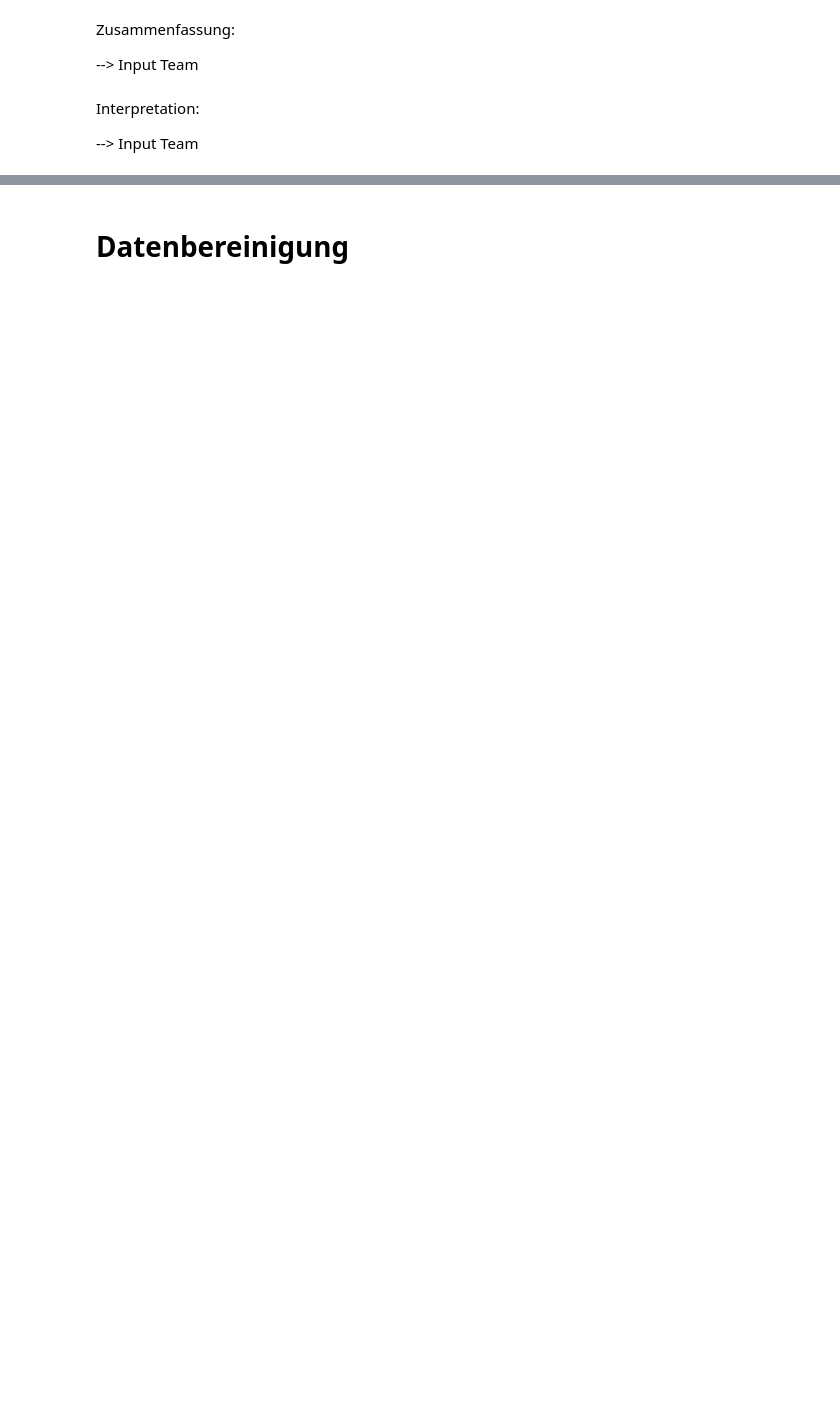
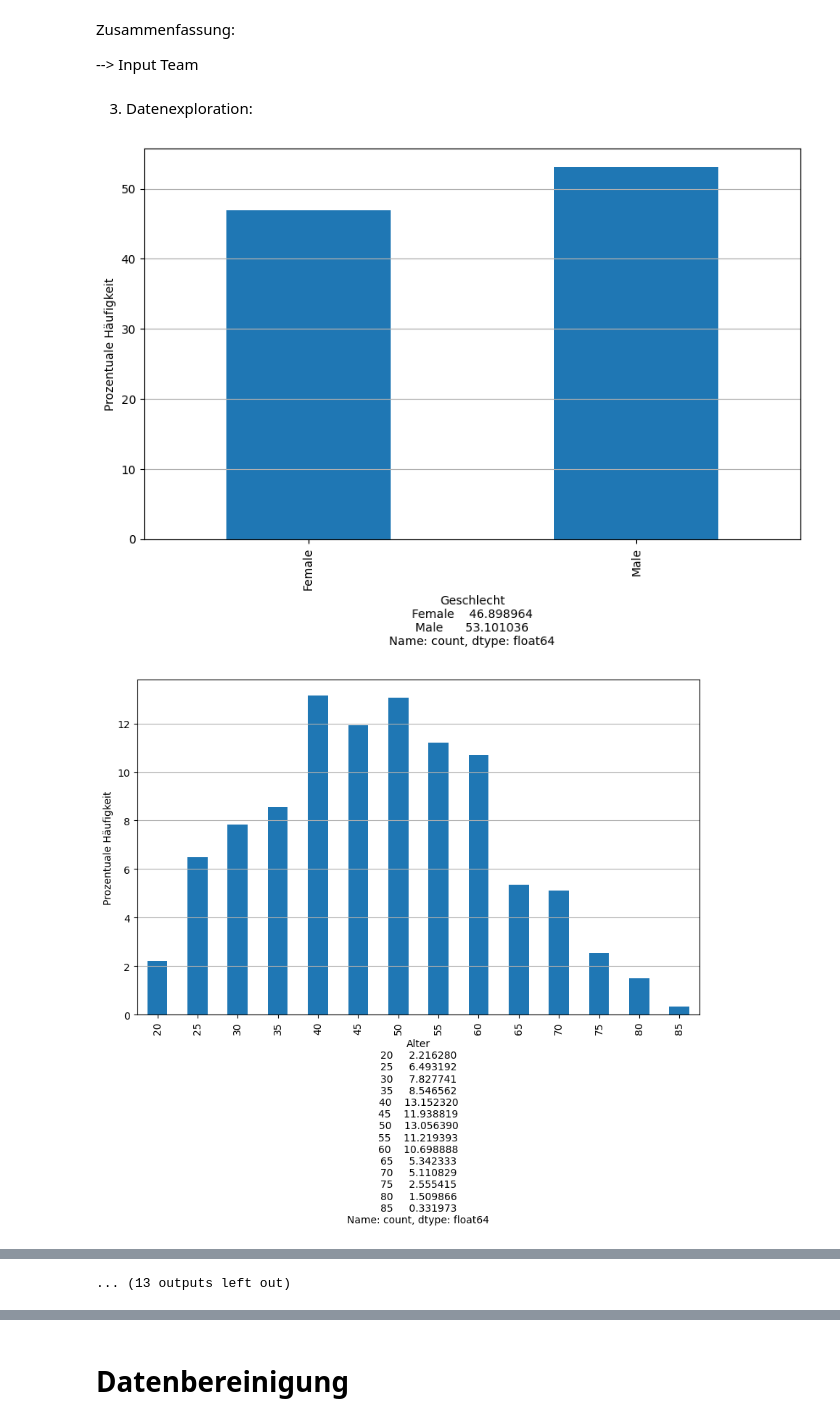
Before and after one commit to SebastianGrab/DataAnalyticsWS23-24, a Jupyter notebook: Projektarbeit/Projektarbeit_Grab_Klöble_Ricker.ipynb, the cells around one changed output, grey strips where cells are left out. Saved outputs shown, nothing was run; the diff lists cells and outputs as text; code cells hidden in the pictures; blank space fills up the shorter version.

```diff
--- a/Projektarbeit/Projektarbeit_Grab_Klöble_Ricker.ipynb
+++ b/Projektarbeit/Projektarbeit_Grab_Klöble_Ricker.ipynb
@@ -37,10 +51,18 @@ Erkentnisse:
 # %%
 # Spalten transfomieren:
 
-    # Trinker-Spalte:
+    # Trinker-Spalte: Y (für Yes) zu 1 & n (für No) zu 0
 
 dataset["Trinker"] = dataset["Trinker"] == 'Y'
 dataset["Trinker"] = dataset["Trinker"].astype(int)
+
+    # Hörkraft-Spalten: 1 (für normal) bleibt 1 & 2 (für abnormal) zu 0
+
+dataset["Hörkraft_links"] = dataset["Hörkraft_links"] == 1
+dataset["Hörkraft_links"] = dataset["Hörkraft_links"].astype(int)
+
+dataset["Hörkraft_rechts"] = dataset["Hörkraft_rechts"] == 1
+dataset["Hörkraft_rechts"] = dataset["Hörkraft_rechts"].astype(int)
 
     # Hinzufügen einer berechneten Spalte - der Body-Mass-Index:
 
@@ -58,4 +86,23 @@ Zusammenfassung:
-# %% [markdown]
-Interpretation:
-
---> Input Team
+# %% [markdown]
+3. Datenexploration:
+# %%
+# Datenexploration zur Erkennung von Bereinigungsbedarf:
+
+# Funktion zum Darstellen der Verteilung der Werte einer Spalte:
+
+def bar_chart(column):
+    share = (dataset[column].sort_values().value_counts(sort=False) / len(dataset)) * 100
+    plt.figure(figsize=(10, 6))
+    share.plot(kind='bar')
+    plt.xlabel(share)
+    plt.ylabel('Prozentuale Häufigkeit')
+    plt.grid(axis='y')
+    plt.show()
+# %%
+column_names = dataset.columns.values.tolist()
+
+for column in column_names:
+    bar_chart(column)
+# %% [output]
+[figure, added]
+[figure, added]
@@ -61,0 +119 @@ Interpretation:
+... (13 outputs left out)
```
Also changed, not shown: parts of 6 cells of this notebook, 1 other file.
